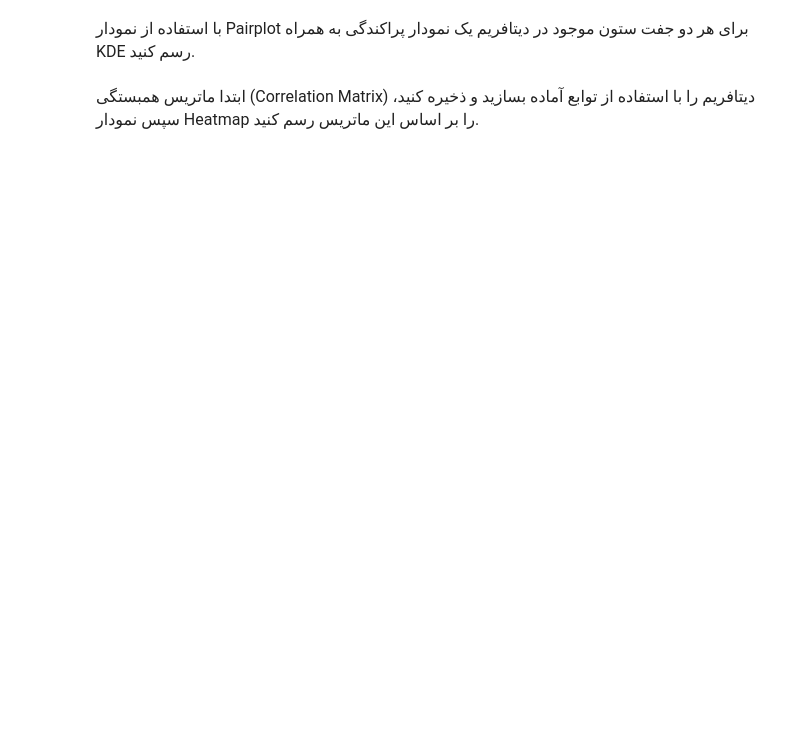
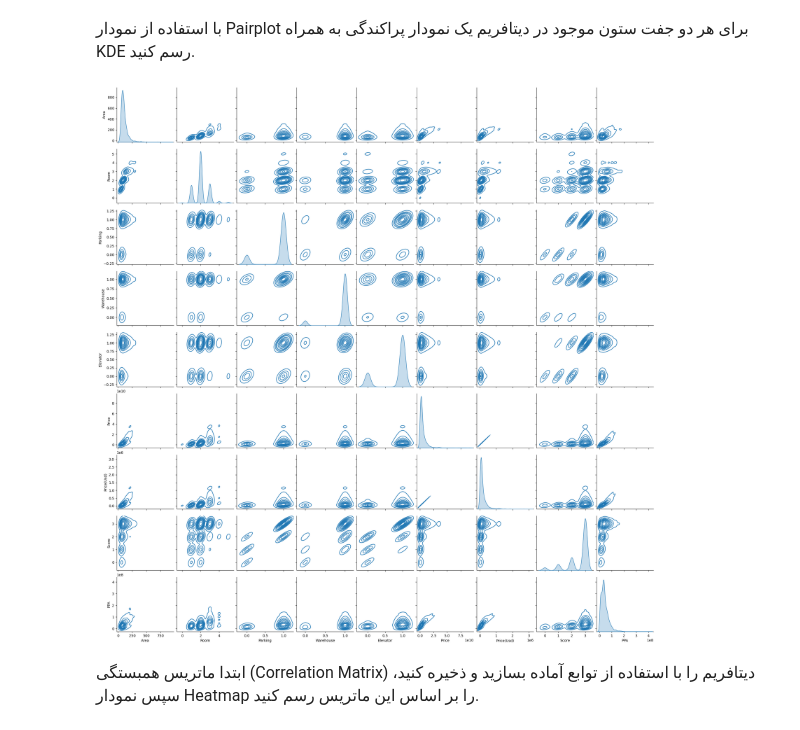
Before and after one commit to Marshal21051/FOP2023-Python-Project-SUT, a Jupyter notebook: project.ipynb, the cells around one changed output. Drawn from its saved outputs; the diff is of its cells as text; code cells hidden in the pictures; blank space fills up the shorter version.

```diff
--- a/project.ipynb
+++ b/project.ipynb
@@ -1143,7 +1150,10 @@ plt.show()
     </font>
 </div>
 # %%
-#type your code here...
+sns.pairplot(df, kind='kde')
+plt.show()
+# %% [output]
+[figure, added]
 # %% [markdown]
 <div dir = "rtl" style="font-face:IranSansX;direction:rtl;line-height:250%;font-size:small;">
 	<font face="IranSansX" size=3>
```
Also changed, not shown: parts of 33 cells of this notebook, 1 other file.
